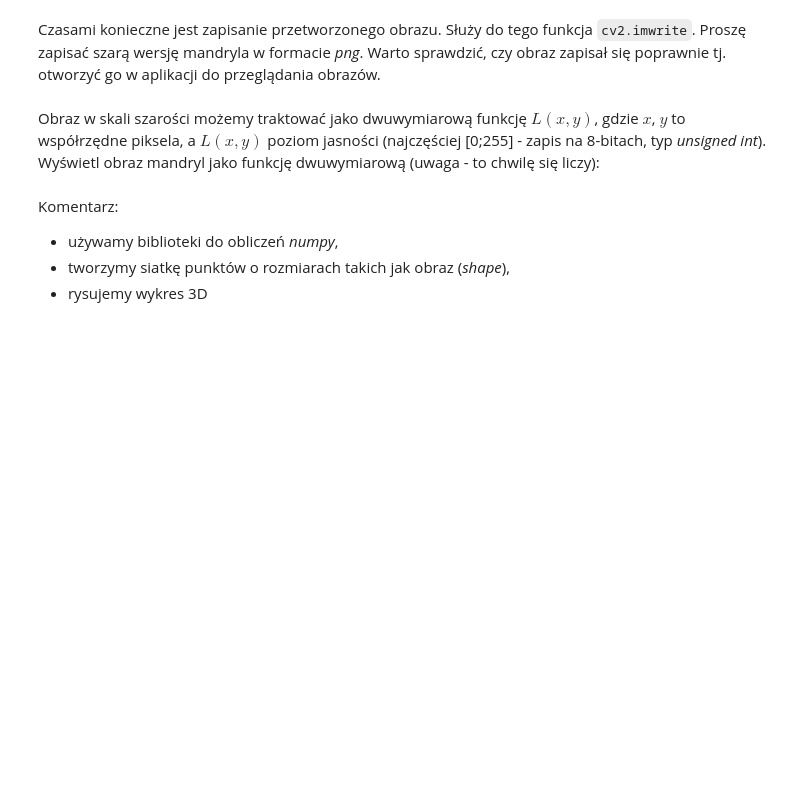
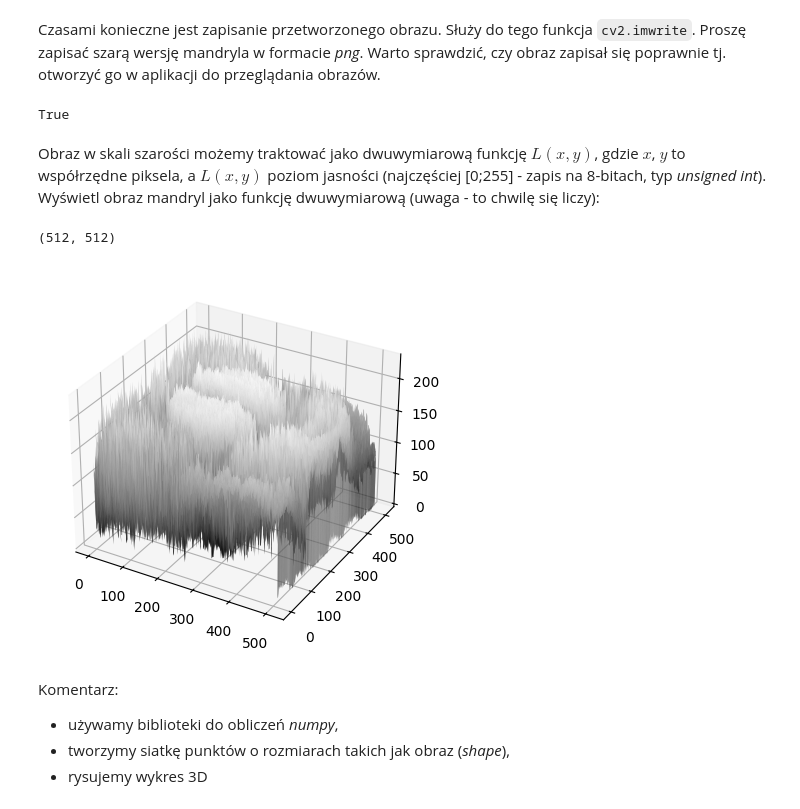
Before and after one commit to krudny/Image-processing, a Jupyter notebook: Lab1-intro/01_intro.ipynb, the cells around one changed output. Saved outputs shown, nothing was run; the diff lists cells and outputs as text; code cells hidden in the pictures; blank space fills up the shorter version.

```diff
--- a/Lab1-intro/01_intro.ipynb
+++ b/Lab1-intro/01_intro.ipynb
@@ -61,11 +61,11 @@ Dlaczego tak się dzieje zostanie obszerniej wyjaśnione pod koniec ćwiczenia.
 Na razie należy dodać polecenie `plt.gray()` przed `plt.show`.
 # %%
 img = cv2.imread(fileName)
-img = cv2.cvtColor(img, cv2.COLOR_RGB2GRAY)
+img_grey = cv2.cvtColor(img, cv2.COLOR_RGB2GRAY)
 
 plt.xticks([])
 plt.yticks([])
-plt.imshow(img)
+plt.imshow(img_grey)
 # %% [output]
 <matplotlib.image.AxesImage at 0x...>
 [figure]
@@ -74,23 +74,33 @@ Czasami konieczne jest zapisanie przetworzonego obrazu.
 Służy do tego funkcja `cv2.imwrite`.
 Proszę zapisać szarą wersję mandryla w formacie *png*.
 Warto sprawdzić, czy obraz zapisał się poprawnie tj. otworzyć go w aplikacji do przeglądania obrazów.
+# %%
+cv2.imwrite('mandril.png', img_grey)
+# %% [output]
+True
 # %% [markdown]
 Obraz w skali szarości możemy traktować jako dwuwymiarową funkcję $L(x,y)$, gdzie $x$, $y$ to współrzędne piksela, a $L(x,y)$ poziom jasności (najczęściej [0;255] - zapis na 8-bitach, typ *unsigned int*).
 Wyświetl obraz mandryl jako funkcję dwuwymiarową (uwaga - to chwilę się liczy):
 # %%
 import numpy as np
+
+# transforming img into 2D matrix
+IG = np.array(img_grey)
 
 # create grid
 xx, yy = np.mgrid[0:IG.shape[0], 0:IG.shape[1]]
 
 # create the figure
 fig = plt.figure()
 ax = fig.add_subplot(projection = '3d')
 ax.plot_surface(xx, yy, IG ,rstride=1, cstride=1, cmap=plt.get_cmap('gray'),
         linewidth=0)
 
 # show it
 plt.show()
+# %% [output]
+(512, 512)
+[figure, added]
 # %% [markdown]
 Komentarz:
 - używamy biblioteki do obliczeń *numpy*,
```
Also changed, not shown: parts of 1 cell of this notebook, 1 other file.
